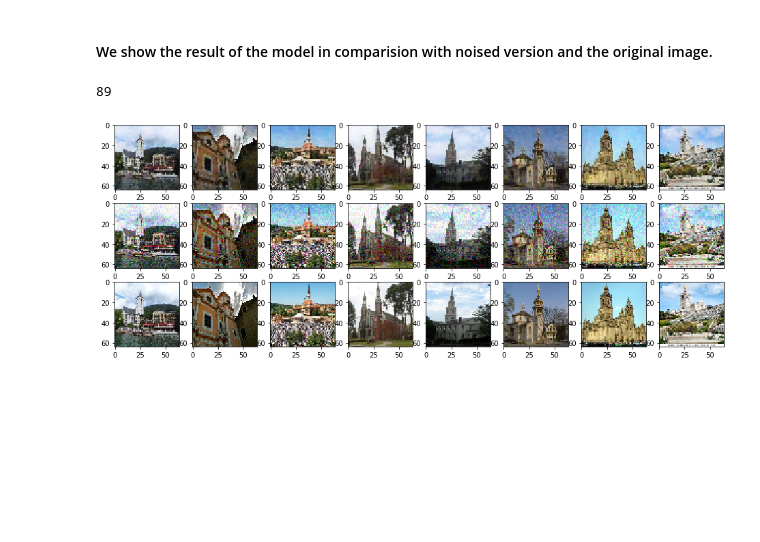
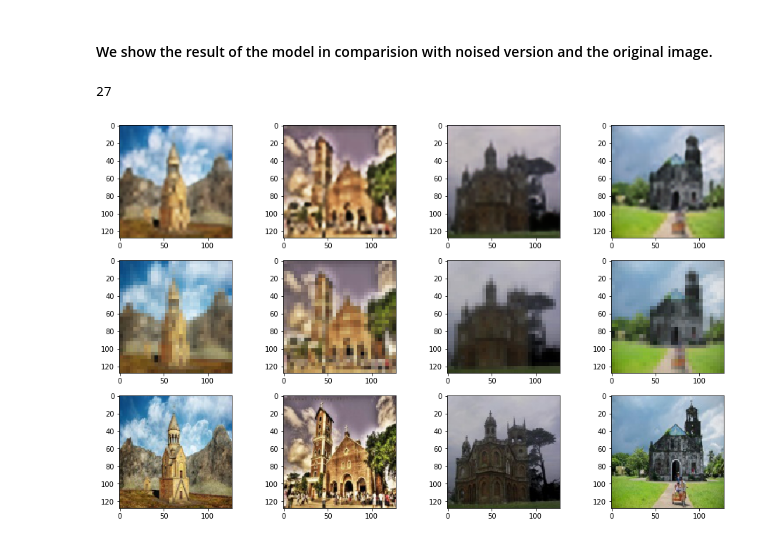
Before and after one commit to razzorblade/NSIETE-project, a Jupyter notebook: model_resize.ipynb, the cells around one changed output. Saved outputs shown, nothing was run; the diff lists cells and outputs as text; code cells hidden in the pictures; blank space fills up the shorter version.

Commit message:
training on resized photos

```diff
--- a/model_resize.ipynb
+++ b/model_resize.ipynb
@@ -62,7 +61,7 @@ Reusing TensorBoard on port 6006 (pid 99), started 0:21:27 ago. (Use '!kill 99'
 ### Current implementation is set to rgb denoising, by changing constant `rgb_or_grayscale` to `1` will change it to grayscale denoising
 # %%
 IMG_SIZE = 128
-num_of_pictures = 300
+num_of_pictures = 800
 rgb_or_grayscale = 3 # 1 for grayscale, 3 for rgb
 # %% [markdown]
 #### We load rgb pictures and by constant rgb_or_grayscale we determine if the model will be trained on rgb or grayscale images
@@ -74,29 +73,29 @@ import cv2
 import numpy as np
 from tensorflow.keras.preprocessing import image
 
-mypath = "./noise_generation/resized"
+mypath_orig = "./noise_generation/resized_orig"
+mypath_noised = "./noise_generation/resized_noised"
 
-onlyfiles = [f for f in listdir(mypath) if isfile(join(mypath, f))]
+onlyfiles_orig = [f for f in listdir(mypath_orig) if isfile(join(mypath_orig, f))]
+onlyfiles_noised = [f for f in listdir(mypath_noised) if isfile(join(mypath_noised, f))]
+
 original_images = np.empty([num_of_pictures,IMG_SIZE,IMG_SIZE,rgb_or_grayscale])
 noised_images = np.empty([num_of_pictures,IMG_SIZE,IMG_SIZE,rgb_or_grayscale])
 
 iterationOrig = 0
 iterationNoised = 0
 
+for q in onlyfiles_orig[:num_of_pictures]:
+    name = mypath_orig +"/"+q
+    original_images[iterationOrig] = image.img_to_array(image.load_img(name, target_size=(IMG_SIZE, IMG_SIZE)))
+    original_images[iterationOrig] /= 255.0
 
-for q in onlyfiles[:num_of_pictures]:
-    name = mypath+"/"+q
+    path = mypath_noised +"/"+ q.split('_')[0] + "_resized.jpg"
+    noised_images[iterationOrig] = image.img_to_array(image.load_img(path, target_size=(IMG_SIZE, IMG_SIZE)))
+    noised_images[iterationOrig] /= 255.0
+    iterationOrig += 1
 
-    if ("orig" in q):
-        original_images[iterationOrig] = image.img_to_array(image.load_img(name, target_size=(IMG_SIZE, IMG_SIZE)))
-        original_images[iterationOrig] /= 255.0
-        iterationOrig += 1
-
-    else:
-        noised_images[iterationNoised] = image.img_to_array(image.load_img(name, target_size=(IMG_SIZE, IMG_SIZE)))
-        noised_images[iterationNoised] /= 255.0
-        iterationNoised += 1
-
+print(noised_images[299])
 print(original_images.shape)
 split = int(num_of_pictures*0.7)
 
@@ -205,27 +221,27 @@ Epoch 19/30
 # %%
 # FIRST ROW IS DENOISED
 # SECOND ROW IS DEFAULT NOISED
 # THIRD ROW IS ORIGINAL
 
 
-count = 8
+count = 4
 start = np.random.randint(0, num_of_pictures*0.3 - count)
 
 print(start)
 imgs = test_noised[start:start+count]
 imgs = np.concatenate((imgs, test_noised[start:start+count], test_orig[start:start+count]))
-_, axs = plt.subplots(3, count, figsize=(16, 6))
+_, axs = plt.subplots(3, count, figsize=(16, 10))
 
 axs = axs.flatten()
 i = 0
 for img, ax in zip(imgs, axs):
     if (i < count):
         p_img = autoencoder.predict(img[np.newaxis,:,:,:])[0,:,:,:]
         ax.imshow(p_img[:,:,:])
     else:
         ax.imshow(img[:,:,:])
     i+=1
 plt.show()
 # %% [output]
-89
+27
-[figure, old version]
+[figure, new version]
```
Also changed, not shown: parts of 4 cells of this notebook.
